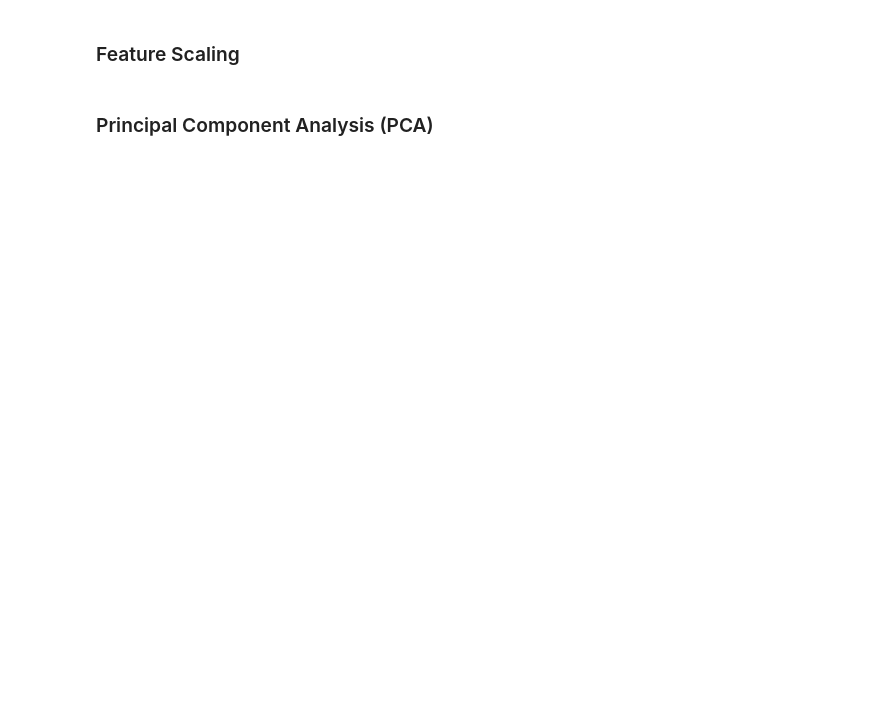
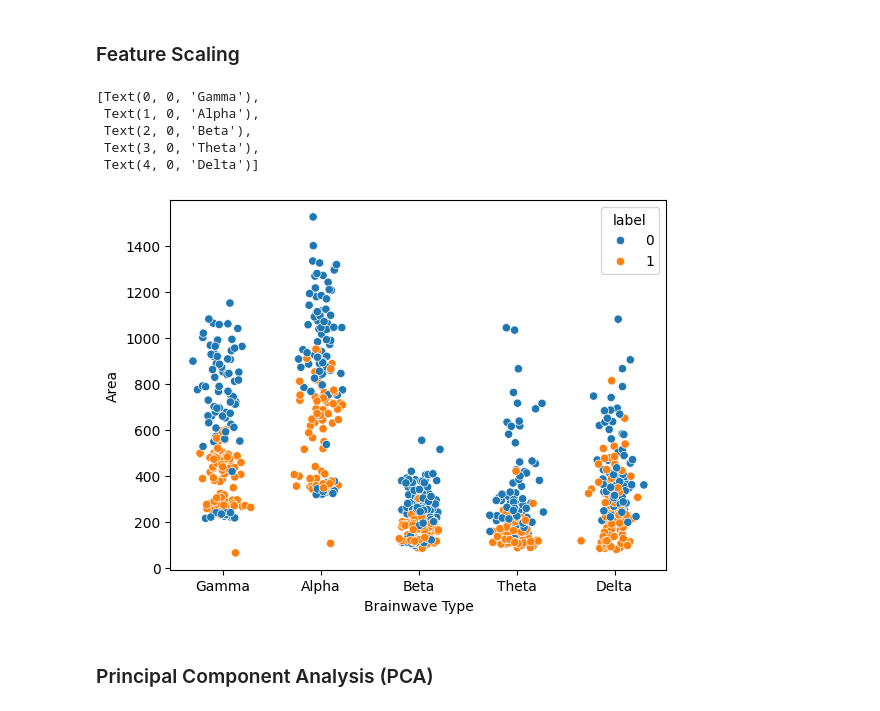
Before and after one commit to piramonpan/MANU-465-EEG-Project, a Jupyter notebook: main.ipynb, the cells around one changed output. Cells and saved outputs as stored; diff of their text form; code cells hidden in the pictures; blank space fills up the shorter version.

```diff
--- a/main.ipynb
+++ b/main.ipynb
@@ -230,2 +254,20 @@ all_features_drawing['label'] = 1
+# %%
+d = sns.scatterplot(data=all_df, x=[0.1 * np.random.randn() for i in range(len(all_df))], y=10, hue='label', legend=False)
+sns.scatterplot(data=all_df, x=[0.1 * np.random.randn() + 1 for i in range(len(all_df))], y=11, hue='label', legend=False)
+sns.scatterplot(data=all_df, x=[0.1 * np.random.randn() + 2  for i in range(len(all_df))], y=12, hue='label', legend=False)
+sns.scatterplot(data=all_df, x=[0.1 * np.random.randn() + 3  for i in range(len(all_df))], y=13, hue='label', legend=False)
+sns.scatterplot(data=all_df, x=[0.1 * np.random.randn() + 4  for i in range(len(all_df))], y=14, hue='label')
+
+d.set_ylabel('Area')
+d.set_xlabel('Brainwave Type')
+d.set_xticks([0,1,2,3,4])
+d.set_xticklabels(['Gamma', 'Alpha', 'Beta', 'Theta', 'Delta'])
+# %% [output]
+[Text(0, 0, 'Gamma'),
+ Text(1, 0, 'Alpha'),
+ Text(2, 0, 'Beta'),
+ Text(3, 0, 'Theta'),
+ Text(4, 0, 'Delta')]
+[figure, added]
 # %% [markdown]
 ### Principal Component Analysis (PCA)
```
Also changed, not shown: parts of 11 cells of this notebook, 4 other files.
